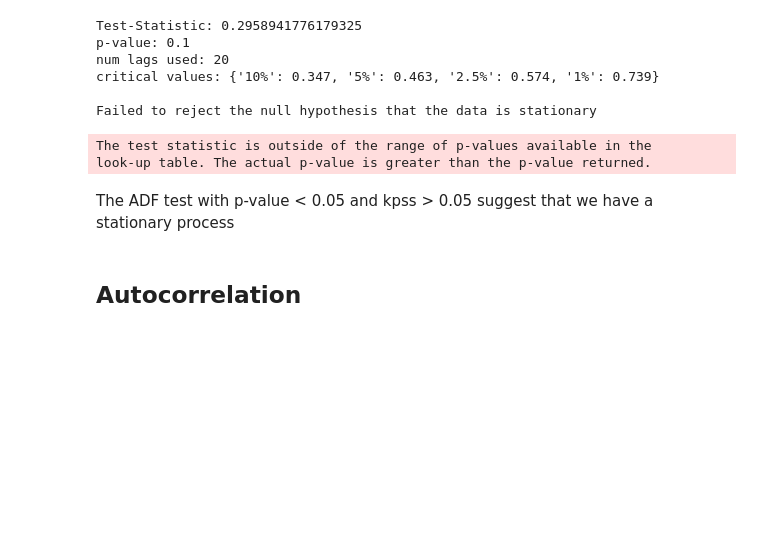
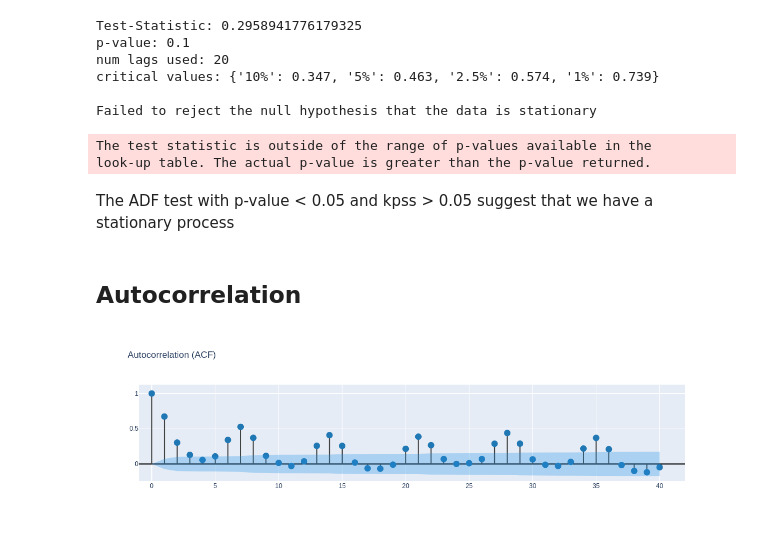
Before and after one commit to Data-drone/timeseries_mlflow, a Jupyter notebook: Univariate_Timeseries_Exploration.ipynb, the cells around one changed output. Saved outputs shown, nothing was run; the diff lists cells and outputs as text; code cells hidden in the pictures; blank space fills up the shorter version.

Commit message:
added pacf autocorrelation chart in plotly

```diff
--- a/Univariate_Timeseries_Exploration.ipynb
+++ b/Univariate_Timeseries_Exploration.ipynb
@@ -89,3 +89,36 @@ look-up table. The actual p-value is greater than the p-value returned.
 The ADF test with p-value < 0.05 and kpss > 0.05 suggest that we have a stationary process
 # %% [markdown]
 ## Autocorrelation
+# %%
+from statsmodels.tsa.stattools import pacf, acf
+from statsmodels.graphics.tsaplots import plot_acf
+import plotly.graph_objects as go
+import numpy as np
+
+def create_corr_plot(series, plot_pacf=False):
+    """
+    from https://community.plotly.com/t/plot-pacf-plot-acf-autocorrelation-plot-and-lag-plot/24108/2
+    """
+    corr_array = pacf(series.dropna(), alpha=0.05) if plot_pacf else acf(series.dropna(), alpha=0.05)
+    lower_y = corr_array[1][:,0] - corr_array[0]
+    upper_y = corr_array[1][:,1] - corr_array[0]
+
+    fig = go.Figure()
+    [fig.add_scatter(x=(x,x), y=(0,corr_array[0][x]), mode='lines',line_color='#3f3f3f')
+     for x in range(len(corr_array[0]))]
+    fig.add_scatter(x=np.arange(len(corr_array[0])), y=corr_array[0], mode='markers', marker_color='#1f77b4',
+                   marker_size=12)
+    fig.add_scatter(x=np.arange(len(corr_array[0])), y=upper_y, mode='lines', line_color='rgba(255,255,255,0)')
+    fig.add_scatter(x=np.arange(len(corr_array[0])), y=lower_y, mode='lines',fillcolor='rgba(32, 146, 230,0.3)',
+            fill='tonexty', line_color='rgba(255,255,255,0)')
+    fig.update_traces(showlegend=False)
+    fig.update_xaxes(range=[-1,42])
+    fig.update_yaxes(zerolinecolor='#000000')
+
+    title='Partial Autocorrelation (PACF)' if plot_pacf else 'Autocorrelation (ACF)'
+    fig.update_layout(title=title)
+    fig.show()
+# %%
+create_corr_plot(train['total_rides'])
+# %% [output]
+[figure, added]
```
